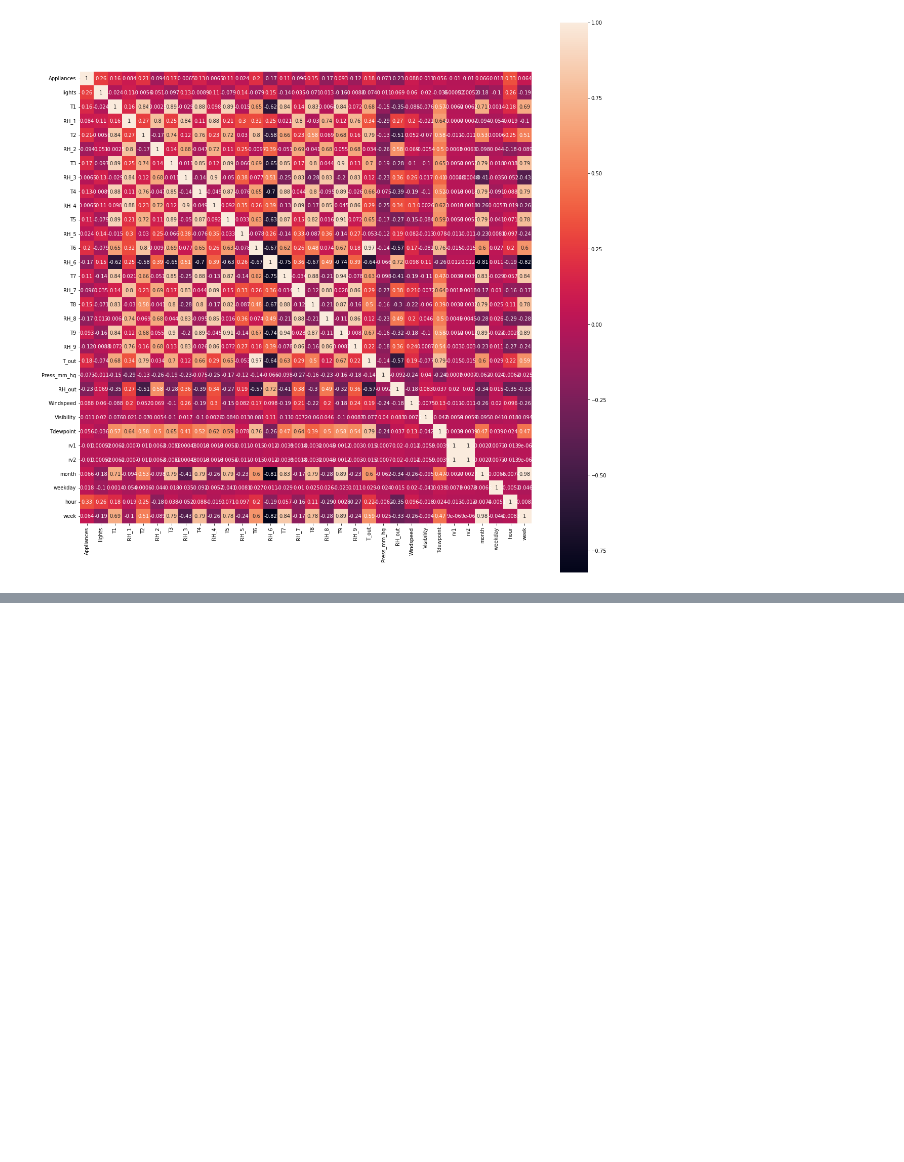
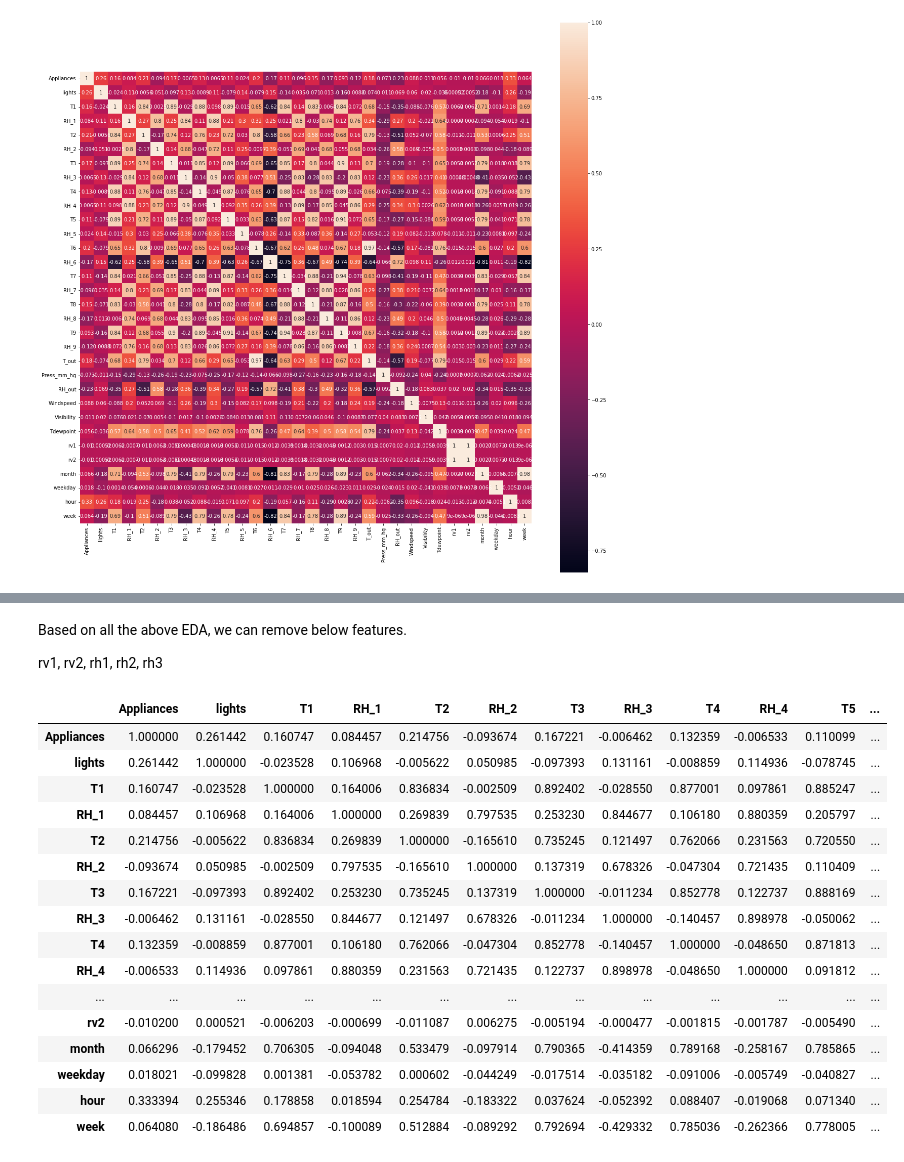
Before and after one commit to yokesh412/electric-appliances-power-prediction, a Jupyter notebook: appliances_power_prediction.ipynb, the cells around one changed output, grey strips where cells are left out. Cells and saved outputs as stored; diff of their text form; code cells hidden in the pictures; blank space fills up the shorter version.

```diff
--- a/appliances_power_prediction.ipynb
+++ b/appliances_power_prediction.ipynb
@@ -252,0 +296,25 @@ sns.heatmap(corr_matrix_transformed, annot=True, square=True);
+# %% [markdown]
+Based on all the above EDA, we can remove below features.
+
+rv1, rv2, rh1, rh2, rh3
+# %%
+corr_matrix_transformed = data_log_transformed.corr()
+corr_matrix_transformed
+# %% [output]
+|  | Appliances | lights | T1 | RH_1 | T2 | RH_2 | T3 | RH_3 | T4 | RH_4 | T5 | ... |
+| Appliances | 1.000000 | 0.261442 | 0.160747 | 0.084457 | 0.214756 | -0.093674 | 0.167221 | -0.006462 | 0.132359 | -0.006533 | 0.110099 | ... |
+| lights | 0.261442 | 1.000000 | -0.023528 | 0.106968 | -0.005622 | 0.050985 | -0.097393 | 0.131161 | -0.008859 | 0.114936 | -0.078745 | ... |
+| T1 | 0.160747 | -0.023528 | 1.000000 | 0.164006 | 0.836834 | -0.002509 | 0.892402 | -0.028550 | 0.877001 | 0.097861 | 0.885247 | ... |
+| RH_1 | 0.084457 | 0.106968 | 0.164006 | 1.000000 | 0.269839 | 0.797535 | 0.253230 | 0.844677 | 0.106180 | 0.880359 | 0.205797 | ... |
+| T2 | 0.214756 | -0.005622 | 0.836834 | 0.269839 | 1.000000 | -0.165610 | 0.735245 | 0.121497 | 0.762066 | 0.231563 | 0.720550 | ... |
+| RH_2 | -0.093674 | 0.050985 | -0.002509 | 0.797535 | -0.165610 | 1.000000 | 0.137319 | 0.678326 | -0.047304 | 0.721435 | 0.110409 | ... |
+| T3 | 0.167221 | -0.097393 | 0.892402 | 0.253230 | 0.735245 | 0.137319 | 1.000000 | -0.011234 | 0.852778 | 0.122737 | 0.888169 | ... |
+| RH_3 | -0.006462 | 0.131161 | -0.028550 | 0.844677 | 0.121497 | 0.678326 | -0.011234 | 1.000000 | -0.140457 | 0.898978 | -0.050062 | ... |
+| T4 | 0.132359 | -0.008859 | 0.877001 | 0.106180 | 0.762066 | -0.047304 | 0.852778 | -0.140457 | 1.000000 | -0.048650 | 0.871813 | ... |
+| RH_4 | -0.006533 | 0.114936 | 0.097861 | 0.880359 | 0.231563 | 0.721435 | 0.122737 | 0.898978 | -0.048650 | 1.000000 | 0.091812 | ... |
+| ... | ... | ... | ... | ... | ... | ... | ... | ... | ... | ... | ... | ... |
+| rv2 | -0.010200 | 0.000521 | -0.006203 | -0.000699 | -0.011087 | 0.006275 | -0.005194 | -0.000477 | -0.001815 | -0.001787 | -0.005490 | ... |
+| month | 0.066296 | -0.179452 | 0.706305 | -0.094048 | 0.533479 | -0.097914 | 0.790365 | -0.414359 | 0.789168 | -0.258167 | 0.785865 | ... |
+| weekday | 0.018021 | -0.099828 | 0.001381 | -0.053782 | 0.000602 | -0.044249 | -0.017514 | -0.035182 | -0.091006 | -0.005749 | -0.040827 | ... |
+| hour | 0.333394 | 0.255346 | 0.178858 | 0.018594 | 0.254784 | -0.183322 | 0.037624 | -0.052392 | 0.088407 | -0.019068 | 0.071340 | ... |
+| week | 0.064080 | -0.186486 | 0.694857 | -0.100089 | 0.512884 | -0.089292 | 0.792694 | -0.429332 | 0.785036 | -0.262366 | 0.778005 | ... |
```
Also changed, not shown: parts of 16 cells of this notebook.
